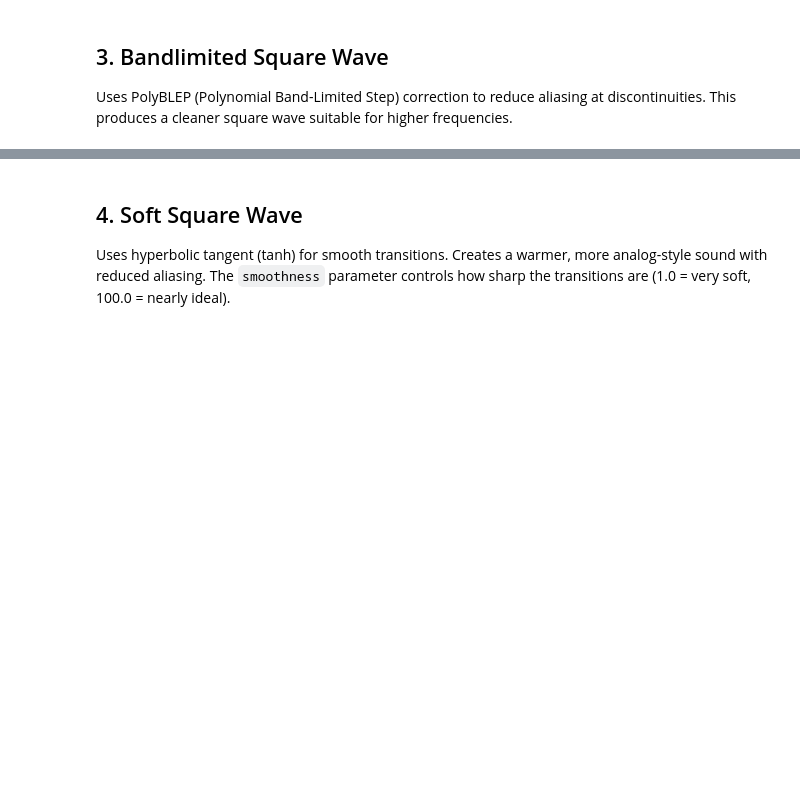
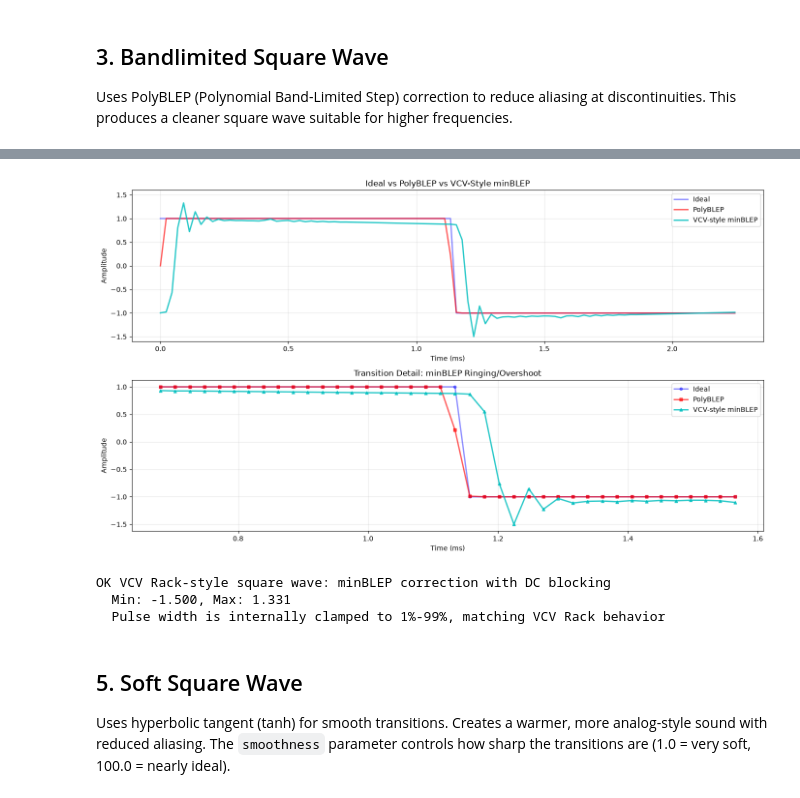
Before and after one commit to rasigle/sonicrack, a Jupyter notebook: examples/oscillators/oscillators_v2_square_strategy.ipynb, the cells around one changed output, grey strips where cells are left out. Cells and saved outputs as stored; diff of their text form; code cells hidden in the pictures; blank space fills up the shorter version.

```diff
--- a/examples/oscillators/oscillators_v2_square_strategy.ipynb
+++ b/examples/oscillators/oscillators_v2_square_strategy.ipynb
@@ -179,5 +196,74 @@ print("  Transitions: Smoothed with MinBLEP kernel")
+# %%
+# Create VCV Rack-style square wave oscillator
+osc_vcv = SquareOscillator(frequency=440, mode="vcv", pulsewidth=0.5, gain_db=0)
+
+samples_vcv = osc_vcv.get_samples(period_samples)
+
+plt.figure(figsize=(14, 8))
+
+plt.subplot(2, 1, 1)
+plt.plot(time, samples_ideal, "b-", linewidth=2, alpha=0.45, label="Ideal")
+plt.plot(time, samples_bandlimited, "r-", linewidth=2, alpha=0.65, label="PolyBLEP")
+plt.plot(time, samples_vcv, "c-", linewidth=2, alpha=0.85, label="VCV-style minBLEP")
+plt.xlabel("Time (ms)")
+plt.ylabel("Amplitude")
+plt.title("Ideal vs PolyBLEP vs VCV-Style minBLEP")
+plt.grid(True, alpha=0.3)
+plt.legend()
+plt.ylim(-1.6, 1.6)
+
+plt.subplot(2, 1, 2)
+transition_start = period_samples // 2 - 20
+transition_end = period_samples // 2 + 20
+zoom_time = time[transition_start:transition_end]
+plt.plot(
+    zoom_time,
+    samples_ideal[transition_start:transition_end],
+    "b-",
+    linewidth=2,
+    marker="o",
+    markersize=4,
+    alpha=0.45,
+    label="Ideal",
+)
+plt.plot(
+    zoom_time,
+    samples_bandlimited[transition_start:transition_end],
+    "r-",
+    linewidth=2,
+    marker="s",
+    markersize=4,
+    alpha=0.65,
+    label="PolyBLEP",
+)
+plt.plot(
+    zoom_time,
+    samples_vcv[transition_start:transition_end],
+    "c-",
+    linewidth=2,
+    marker="^",
+    markersize=4,
+    alpha=0.85,
+    label="VCV-style minBLEP",
+)
+plt.xlabel("Time (ms)")
+plt.ylabel("Amplitude")
+plt.title("Transition Detail: minBLEP Ringing/Overshoot")
+plt.grid(True, alpha=0.3)
+plt.legend()
+plt.tight_layout()
+plt.show()
+
+print("OK VCV Rack-style square wave: minBLEP correction with DC blocking")
+print(f"  Min: {samples_vcv.min():.3f}, Max: {samples_vcv.max():.3f}")
+print("  Pulse width is internally clamped to 1%-99%, matching VCV Rack behavior")
+# %% [output]
+[figure, added]
+OK VCV Rack-style square wave: minBLEP correction with DC blocking
+  Min: -1.500, Max: 1.331
+  Pulse width is internally clamped to 1%-99%, matching VCV Rack behavior
 # %% [markdown]
-## 4. Soft Square Wave
+## 5. Soft Square Wave
 
 Uses hyperbolic tangent (tanh) for smooth transitions. Creates a warmer, more analog-style sound with reduced aliasing. The `smoothness` parameter controls how sharp the transitions are (1.0 = very soft, 100.0 = nearly ideal).
 # %%
```
Also changed, not shown: parts of 19 cells of this notebook, 8 other files.
